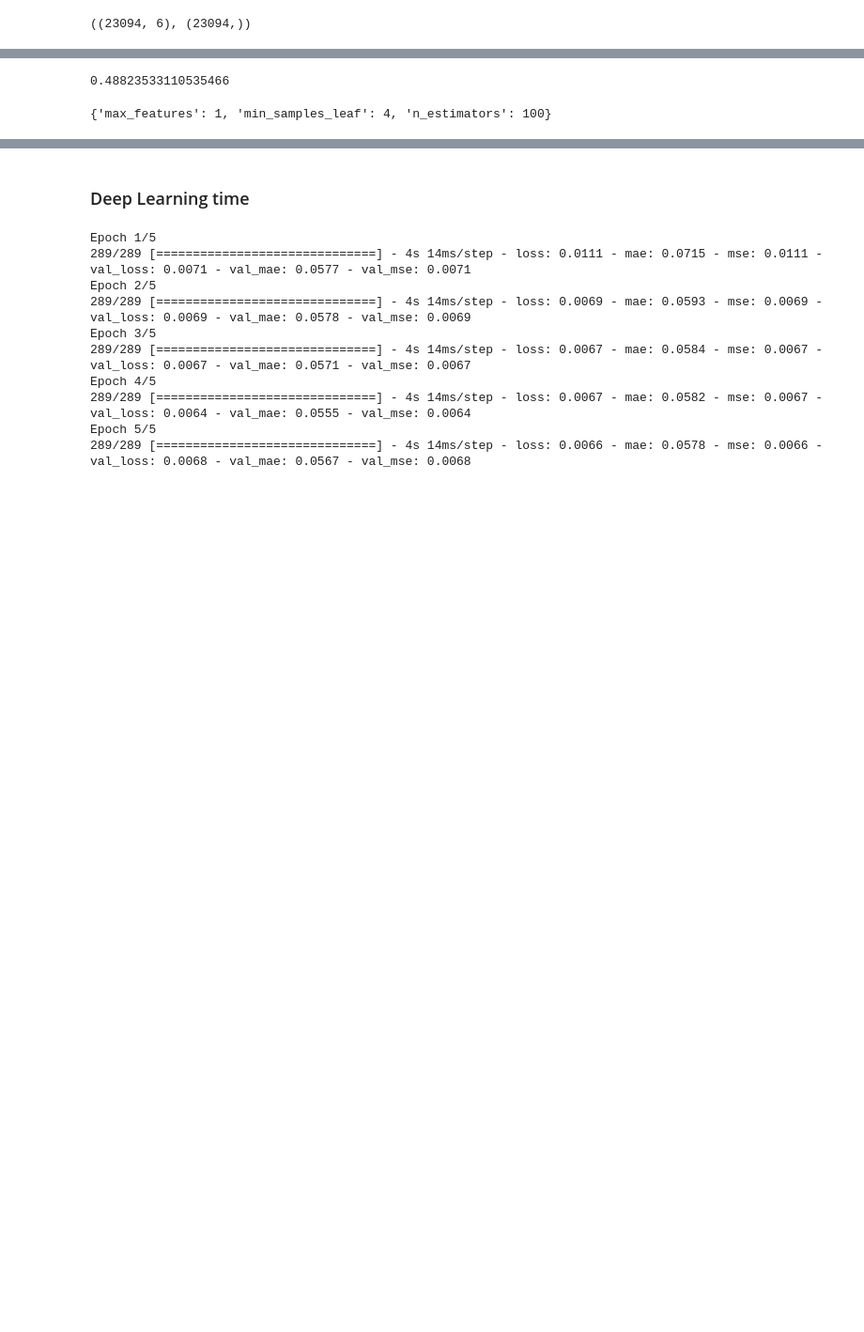
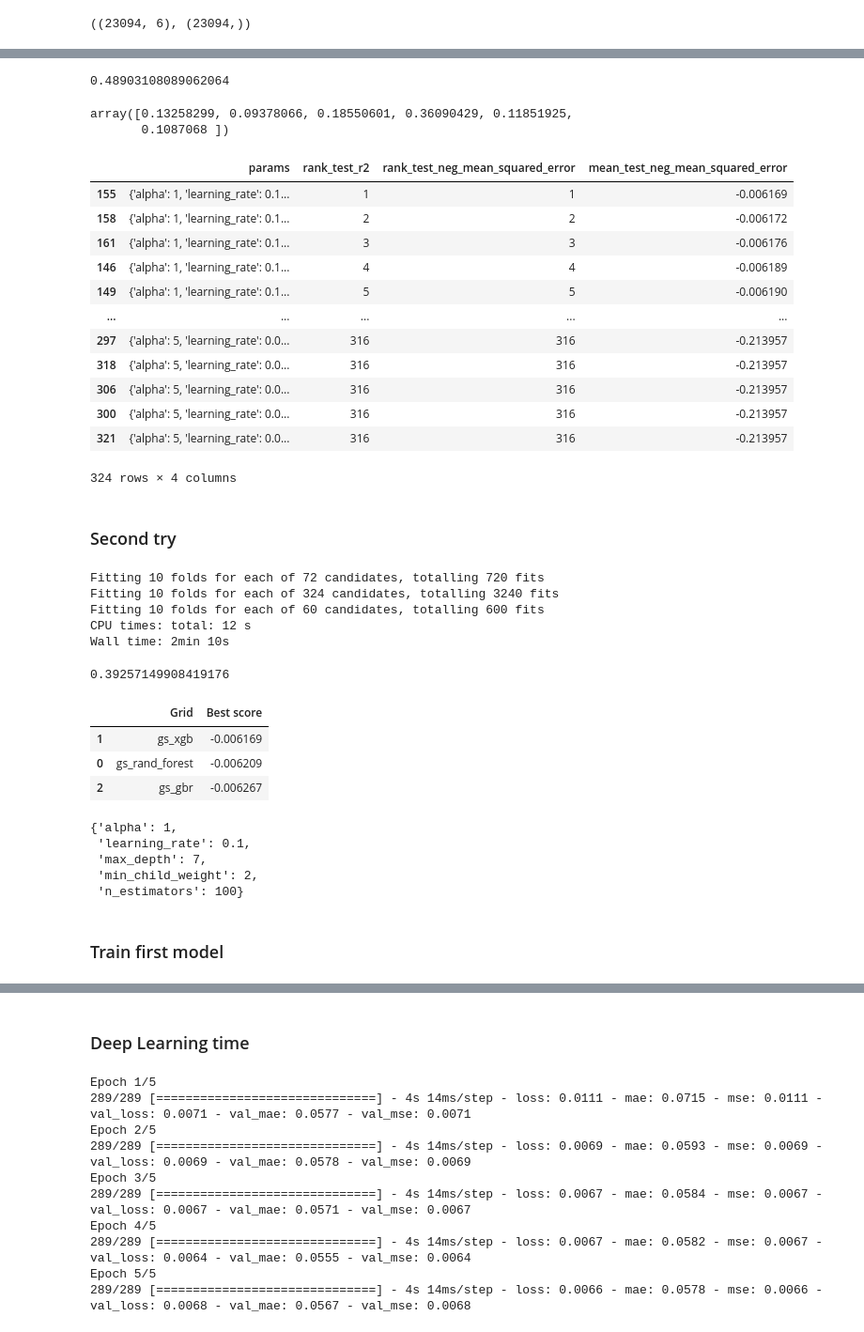
Before and after one commit to Gajenjo/kaggle_heat_flux_imputation, a Jupyter notebook: src/notebooks/model_final.ipynb, the cells around one changed output, grey strips where cells are left out. Shown: that part at 94% size. Saved outputs shown, nothing was run; the diff lists cells and outputs as text; code cells hidden in the pictures; blank space fills up the shorter version.

```diff
--- a/src/notebooks/model_final.ipynb
+++ b/src/notebooks/model_final.ipynb
@@ -167,16 +159,34 @@ best_grids
 #                             n_jobs=-1,refit="neg_mean_squared_error")
 # %%
 # El mejor modelo ha sido
-best_model = grids["gs_rand_forest"]
+best_model = grids["gs_xgb"]
 mejor_modelo = best_model.best_estimator_
 mejor_modelo.fit(X_train, y_train)
 mejor_modelo.score(X_test, y_test)
 # %% [output]
-0.48823533110535466
+0.48903108089062064
+# %%
+best_model = gs_rand_forest.best_estimator_
+best_model.feature_importances_
+# %% [output]
+array([0.13258299, 0.09378066, 0.18550601, 0.36090429, 0.11851925,
+       0.1087068 ])
 # %%
-best_model = pd.DataFrame(gs_rand_forest.cv_results_)
-model_ranking = best_model[["params", "rank_test_r2", "rank_test_neg_mean_squared_error"]].sort_values(by="rank_test_r2")
-# model_ranking
-model_ranking.loc[5, "params"]
+best_model = pd.DataFrame(gs_xgb.cv_results_)
+model_ranking = best_model[["params", "rank_test_r2", "rank_test_neg_mean_squared_error", "mean_test_neg_mean_squared_error"]].sort_values(by="rank_test_r2")
+model_ranking
+# model_ranking.loc[155, "params"]
 # %% [output]
+|  | params | rank_test_r2 | rank_test_neg_mean_squared_error | mean_test_neg_mean_squared_error |
+| 155 | {'alpha': 1, 'learning_rate': 0.1... | 1 | 1 | -0.006169 |
+| 158 | {'alpha': 1, 'learning_rate': 0.1... | 2 | 2 | -0.006172 |
+| 161 | {'alpha': 1, 'learning_rate': 0.1... | 3 | 3 | -0.006176 |
+| 146 | {'alpha': 1, 'learning_rate': 0.1... | 4 | 4 | -0.006189 |
+| 149 | {'alpha': 1, 'learning_rate': 0.1... | 5 | 5 | -0.006190 |
+| ... | ... | ... | ... | ... |
+| 297 | {'alpha': 5, 'learning_rate': 0.0... | 316 | 316 | -0.213957 |
+| 318 | {'alpha': 5, 'learning_rate': 0.0... | 316 | 316 | -0.213957 |
+| 306 | {'alpha': 5, 'learning_rate': 0.0... | 316 | 316 | -0.213957 |
+| 300 | {'alpha': 5, 'learning_rate': 0.0... | 316 | 316 | -0.213957 |
+| 321 | {'alpha': 5, 'learning_rate': 0.0... | 316 | 316 | -0.213957 |
-{'max_features': 1, 'min_samples_leaf': 4, 'n_estimators': 100}
+324 rows × 4 columns
@@ -186,0 +193,2 @@ MODELO.fit(X, y)
+# %% [markdown]
+### Second try
@@ -186,0 +201,42 @@ MODELO.fit(X, y)
+# %%
+%%time
+
+for nombre, grid_search in grids.items():
+    grid_search.fit(X_train_2, y_train_2)
+# %% [output]
+Fitting 10 folds for each of 72 candidates, totalling 720 fits
+Fitting 10 folds for each of 324 candidates, totalling 3240 fits
+Fitting 10 folds for each of 60 candidates, totalling 600 fits
+CPU times: total: 12 s
+Wall time: 2min 10s
+# %%
+# El mejor modelo ha sido
+best_model = grids["gs_rand_forest"]
+mejor_modelo = best_model.best_estimator_
+mejor_modelo.fit(X_train_2, y_train_2)
+mejor_modelo.score(X_test_2, y_test_2)
+# %% [output]
+0.39257149908419176
+# %%
+best_grids = [(i, j.best_score_) for i, j in grids.items()]
+
+best_grids = pd.DataFrame(best_grids, columns=["Grid", "Best score"]).sort_values(by="Best score", ascending=False)
+best_grids
+# %% [output]
+|  | Grid | Best score |
+| 1 | gs_xgb | -0.006169 |
+| 0 | gs_rand_forest | -0.006209 |
+| 2 | gs_gbr | -0.006267 |
+# %%
+best_model = pd.DataFrame(gs_xgb.cv_results_)
+model_ranking = best_model[["params", "rank_test_r2", "rank_test_neg_mean_squared_error", "mean_test_neg_mean_squared_error"]].sort_values(by="rank_test_r2")
+# model_ranking
+model_ranking.loc[155, "params"]
+# %% [output]
+{'alpha': 1,
+ 'learning_rate': 0.1,
+ 'max_depth': 7,
+ 'min_child_weight': 2,
+ 'n_estimators': 100}
+# %% [markdown]
+### Train first model
```
Also changed, not shown: parts of 12 cells of this notebook, 2 other files.
